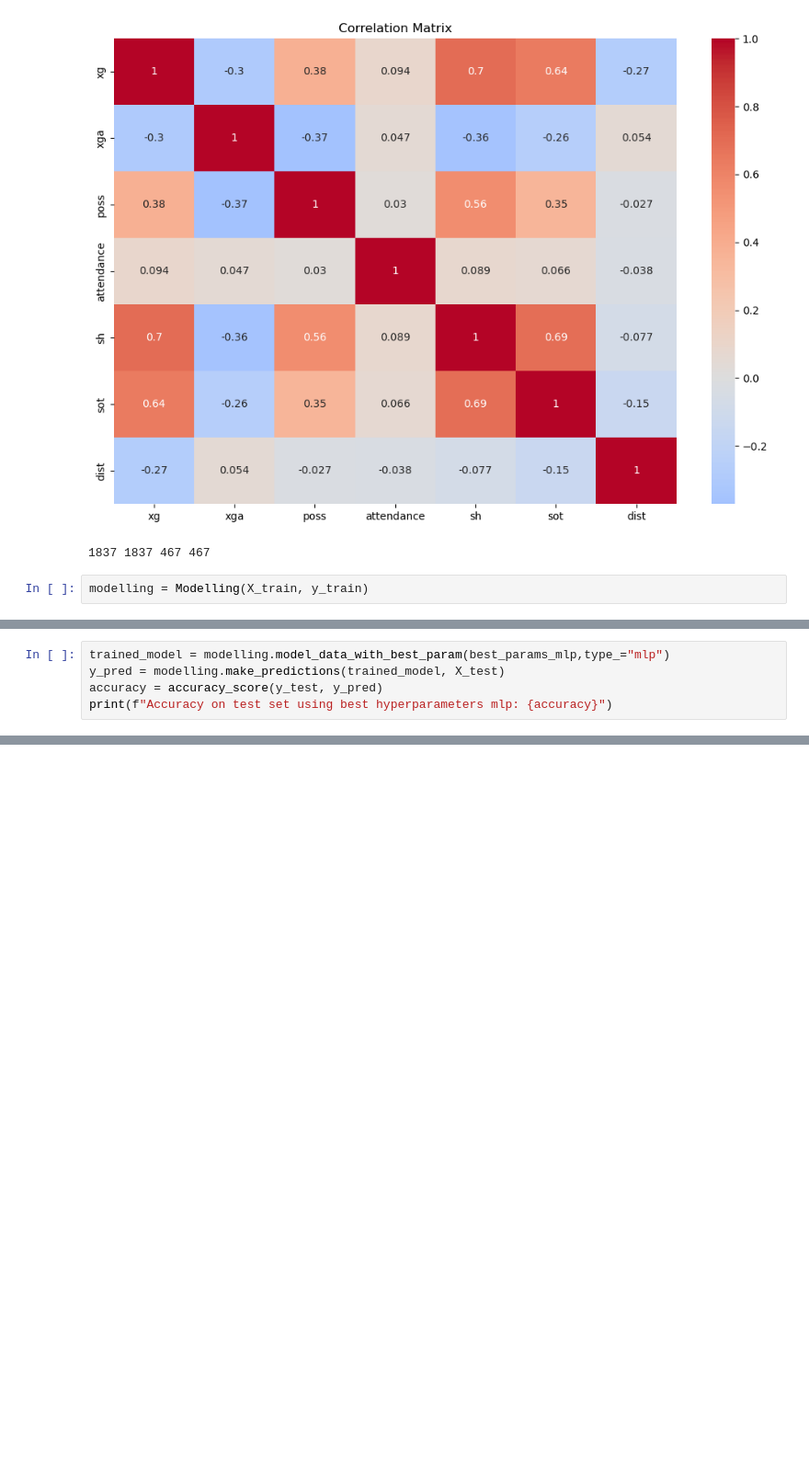
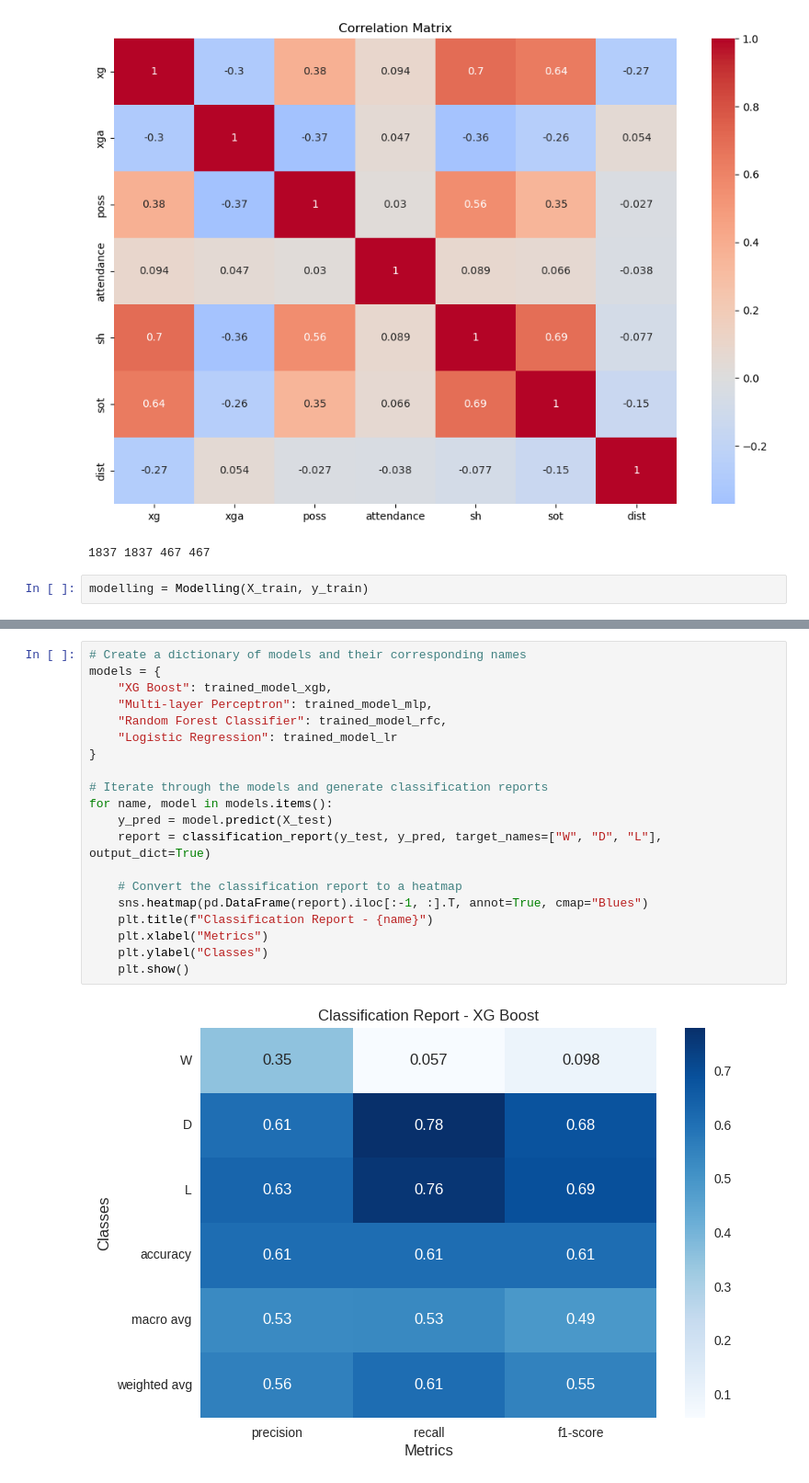
Before and after one commit to thoth2357/football_game_prediction, a Jupyter notebook: main.ipynb, the cells around one changed output, grey strips where cells are left out. Shown at 92% size. Drawn from its saved outputs; the diff is of its cells as text; blank space fills up the shorter version.

```diff
--- a/main.ipynb
+++ b/main.ipynb
@@ -94,5 +106,0 @@ TypeError: __init__() got an unexpected keyword argument 'max_depth'
-# %%
-trained_model = modelling.model_data_with_best_param(best_params_mlp,type_="mlp")
-y_pred = modelling.make_predictions(trained_model, X_test)
-accuracy = accuracy_score(y_test, y_pred)
-print(f"Accuracy on test set using best hyperparameters mlp: {accuracy}")
@@ -198,0 +319,22 @@ Parameters: { "max_features", "min_samples_leaf", "min_samples_split" } are not
+# %%
+# Create a dictionary of models and their corresponding names
+models = {
+    "XG Boost": trained_model_xgb,
+    "Multi-layer Perceptron": trained_model_mlp,
+    "Random Forest Classifier": trained_model_rfc,
+    "Logistic Regression": trained_model_lr
+}
+
+# Iterate through the models and generate classification reports
+for name, model in models.items():
+    y_pred = model.predict(X_test)
+    report = classification_report(y_test, y_pred, target_names=["W", "D", "L"], output_dict=True)
+
+    # Convert the classification report to a heatmap
+    sns.heatmap(pd.DataFrame(report).iloc[:-1, :].T, annot=True, cmap="Blues")
+    plt.title(f"Classification Report - {name}")
+    plt.xlabel("Metrics")
+    plt.ylabel("Classes")
+    plt.show()
+# %% [output]
+[figure, added]
```
Also changed, not shown: parts of 10 cells of this notebook.
